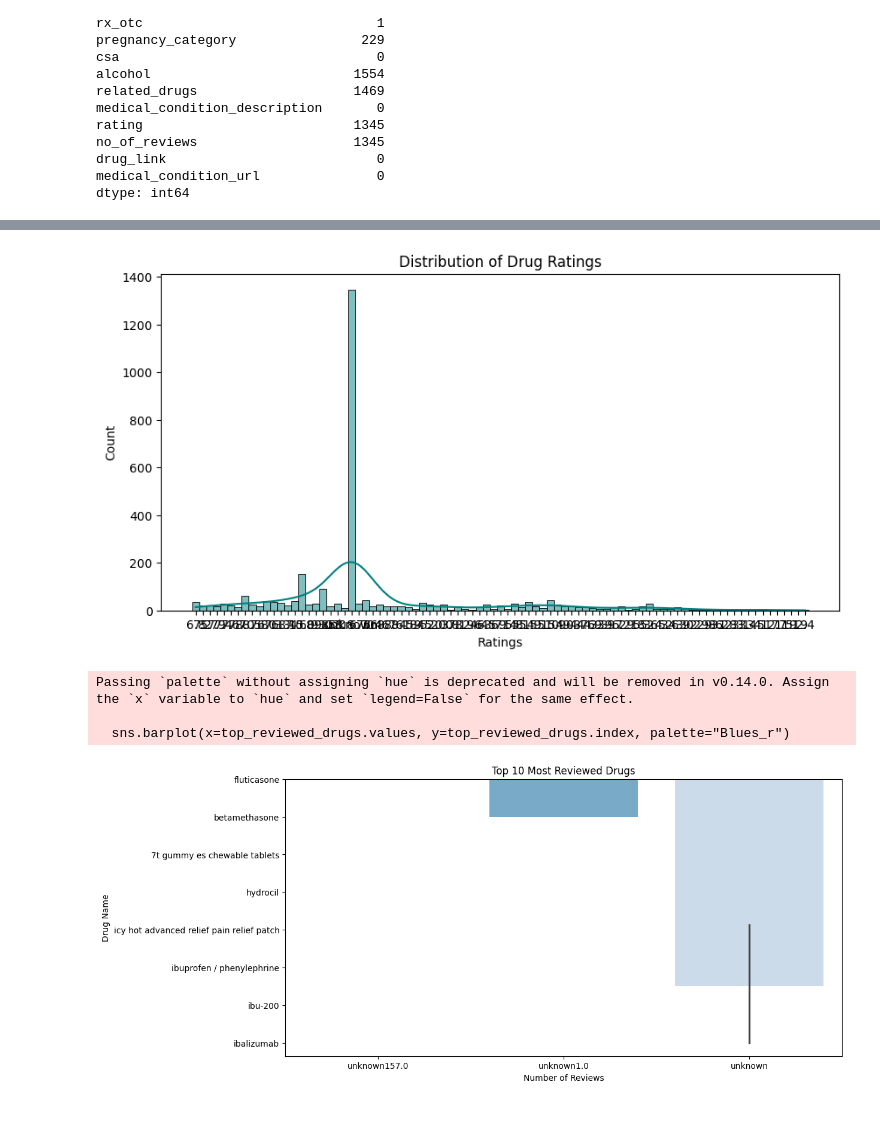
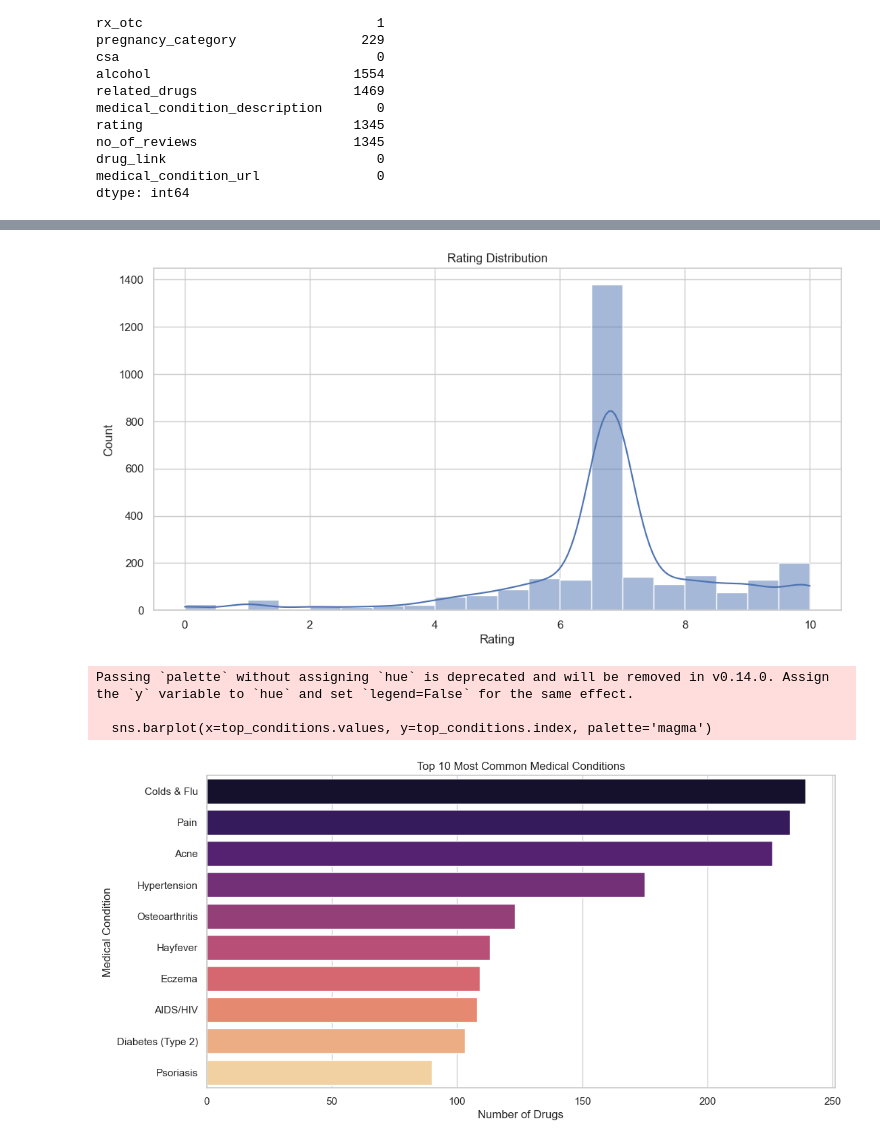
Before and after one commit to sidkachare/Drug-Recommendation-System, a Jupyter notebook: notebooks/EDA.ipynb, the cells around one changed output, grey strips where cells are left out. Cells and saved outputs as stored; diff of their text form; code cells hidden in the pictures; blank space fills up the shorter version.

```diff
--- a/notebooks/EDA.ipynb
+++ b/notebooks/EDA.ipynb
@@ -64,2 +93,16 @@ df = df[['drug_name', 'medical_condition', 'side_effects', 'rating', 'no_of_revi
+# %%
+df['rating'] = df['rating'].fillna(df['rating'].mean())
+df['no_of_reviews'] = df['no_of_reviews'].fillna(0)
+# %%
+def clean_text(text):
+    if pd.isnull(text):
+        return ""
+    text = text.lower()
+    text = re.sub(f"[{re.escape(string.punctuation)}]", "", text)
+    text = re.sub(r"\d+", "", text)
+    text = re.sub(r"\s+", " ", text)
+    return text.strip()
+# %%
+df['clean_side_effects'] = df['side_effects'].apply(clean_text)
 # %%
-df = df.apply(lambda x: x.astype(str).str.lower())
+df['side_effect_length'] = df['clean_side_effects'].apply(lambda x: len(x.split()))
@@ -81,24 +128,20 @@ plt.show()
 # %%
-#Distribution of Drug Ratings
-plt.figure(figsize=(10,5))
-sns.histplot(df['rating'].dropna(), bins=20, kde=True, color='teal')
-plt.title("Distribution of Drug Ratings")
-plt.xlabel("Ratings")
+sns.histplot(df['rating'], bins=20, kde=True)
+plt.title("Rating Distribution")
+plt.xlabel("Rating")
 plt.ylabel("Count")
 plt.show()
 # %% [output]
-[figure, old version]
+[figure, new version]
 # %%
-#Top 10 Most Reviewed Drugs
-top_reviewed_drugs = df.groupby("drug_name")["no_of_reviews"].sum().sort_values(ascending=False).head(10)
-plt.figure(figsize=(12,6))
-sns.barplot(x=top_reviewed_drugs.values, y=top_reviewed_drugs.index, palette="Blues_r")
-plt.title("Top 10 Most Reviewed Drugs")
-plt.xlabel("Number of Reviews")
-plt.ylabel("Drug Name")
+top_conditions = df['medical_condition'].value_counts().nlargest(10)
+sns.barplot(x=top_conditions.values, y=top_conditions.index, palette='magma')
+plt.title("Top 10 Most Common Medical Conditions")
+plt.xlabel("Number of Drugs")
+plt.ylabel("Medical Condition")
 plt.show()
 # %% [output]
-Passing `palette` without assigning `hue` is deprecated and will be removed in v0.14.0. Assign the `x` variable to `hue` and set `legend=False` for the same effect.
+Passing `palette` without assigning `hue` is deprecated and will be removed in v0.14.0. Assign the `y` variable to `hue` and set `legend=False` for the same effect.
 
-  sns.barplot(x=top_reviewed_drugs.values, y=top_reviewed_drugs.index, palette="Blues_r")
+  sns.barplot(x=top_conditions.values, y=top_conditions.index, palette='magma')
-[figure, old version]
+[figure, new version]
```
Also changed, not shown: parts of 18 cells of this notebook, 4 other files.
